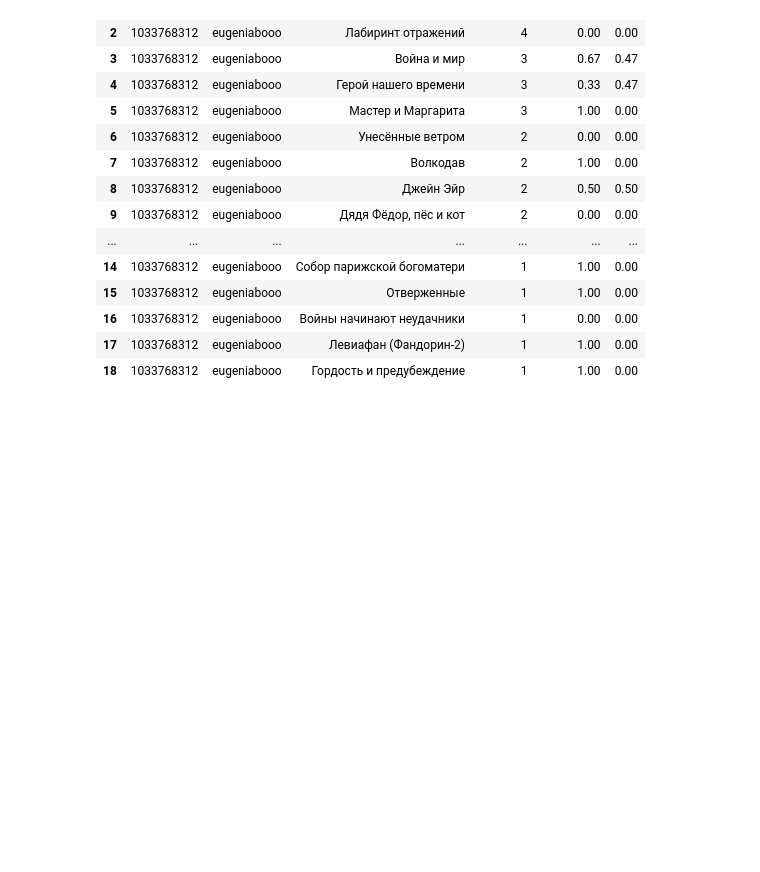
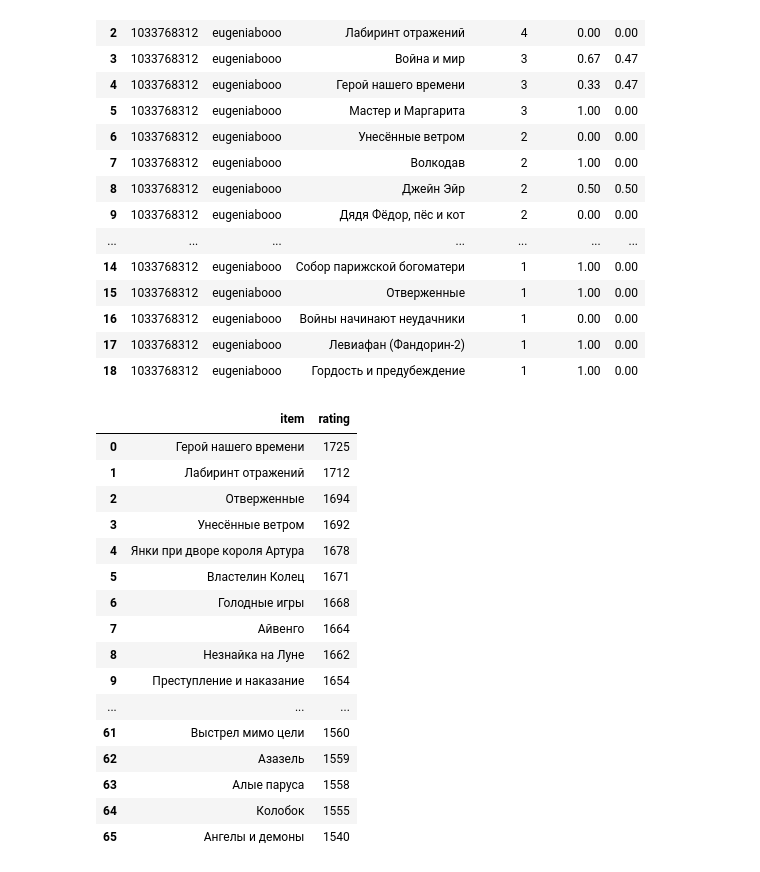
Before and after one commit to rosolimo212/elo_game, a Jupyter notebook: researches.ipynb, the cells around one changed output. Saved outputs shown, nothing was run; the diff lists cells and outputs as text; code cells hidden in the pictures; blank space fills up the shorter version.

```diff
--- a/researches.ipynb
+++ b/researches.ipynb
@@ -412,3 +452,48 @@ dl.get_data("""
 | 16 | 1033768312 | eugeniabooo | Войны начинают неудачники | 1 | 0.00 | 0.00 |
 | 17 | 1033768312 | eugeniabooo | Левиафан (Фандорин-2) | 1 | 1.00 | 0.00 |
 | 18 | 1033768312 | eugeniabooo | Гордость и предубеждение | 1 | 1.00 | 0.00 |
+# %%
+fresh_ratings_df = dl.get_data("""
+        with
+        base as
+        (
+            select item, rating, insert_time
+            from tl.rating_history
+
+            --union all
+
+            --select item_name as item, start_rating as rating, insert_time
+            --from tl.items
+        ),
+        fresh_note as
+        (
+            select *, max(insert_time) over (partition by item) as fresh_time
+            from base
+        )
+
+        select item, rating
+        from fresh_note
+        where fresh_time = insert_time
+
+        order by rating desc
+                                """)
+# %%
+fresh_ratings_df
+# %% [output]
+|  | item | rating |
+| 0 | Герой нашего времени | 1725 |
+| 1 | Лабиринт отражений | 1712 |
+| 2 | Отверженные | 1694 |
+| 3 | Унесённые ветром | 1692 |
+| 4 | Янки при дворе короля Артура | 1678 |
+| 5 | Властелин Колец | 1671 |
+| 6 | Голодные игры | 1668 |
+| 7 | Айвенго | 1664 |
+| 8 | Незнайка на Луне | 1662 |
+| 9 | Преступление и наказание | 1654 |
+| ... | ... | ... |
+| 61 | Выстрел мимо цели | 1560 |
+| 62 | Азазель | 1559 |
+| 63 | Алые паруса | 1558 |
+| 64 | Колобок | 1555 |
+| 65 | Ангелы и демоны | 1540 |
```
Also changed, not shown: parts of 7 cells of this notebook, 1 other file.
